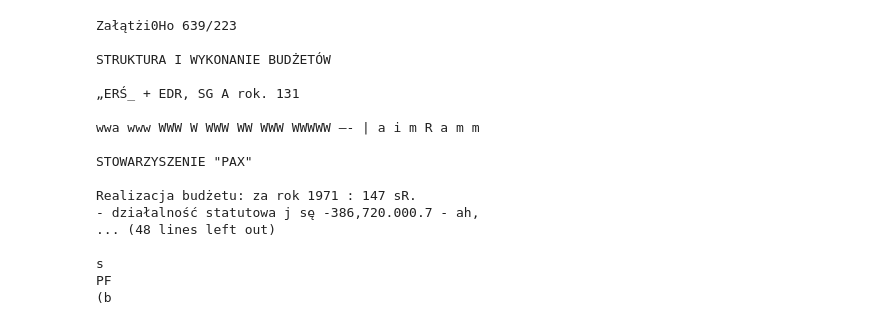
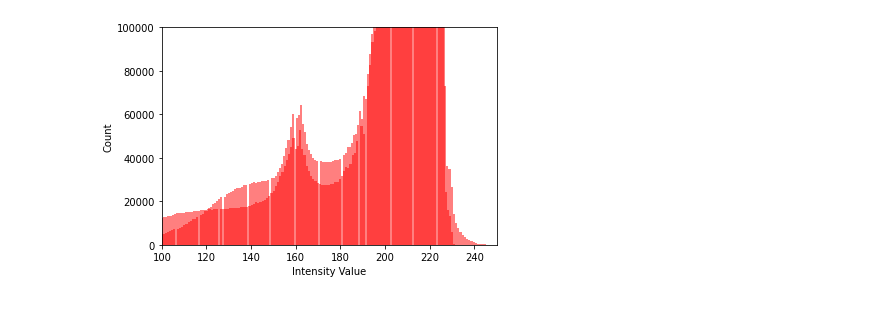
Before and after one commit to KacperGrodecki/image_proccessing, a Jupyter notebook: kuba_img_manip.ipynb, the cells around one changed output. Cells and saved outputs as stored; diff of their text form; code cells hidden in the pictures.

```diff
--- a/kuba_img_manip.ipynb
+++ b/kuba_img_manip.ipynb
@@ -92,20 +91,0 @@ myText,myDigits=text_from_image('drive/MyDrive/kuba/fig10.jpg')
-# %%
-print(myText)
-# %% [output]
-Załątżi0Ho 639/223
-
-STRUKTURA I WYKONANIE BUDŻETÓW
-
-„ERŚ_ + EDR, SG A rok. 131
-
-wwa www WWW W WWW WW WWW WWWWW —- | a i m R a m m
-
-STOWARZYSZENIE "PAX"
-
-Realizacja budżetu: za rok 1971 : 147 sR.
-- działalność statutowa j sę -386,720.000.7 - ah,
-... (48 lines left out)
-
-s
-PF
-(b
@@ -111,0 +99,13 @@ PF
+# %%
+rgb_image = cv2.imread('drive/MyDrive/kuba/fig253.jpg')
+gray_image = cv2.cvtColor(rgb_image, cv2.COLOR_BGR2GRAY)
+#_ = plt.hist(image.ravel(), bins = 256, color = 'orange', )
+_ = plt.hist(gray_image[:, :].ravel(), bins = 256, color = 'red', alpha = 0.5)
+_ = plt.hist(gray_image_blurred[:, :].ravel(), bins = 256, color = 'red', alpha = 0.5)
+_ = plt.xlabel('Intensity Value')
+_ = plt.ylabel('Count')
+plt.ylim(0,100000)
+plt.xlim(100,250)
+plt.show()
+# %% [output]
+[figure, added]
```
Also changed, not shown: parts of 13 cells of this notebook.
